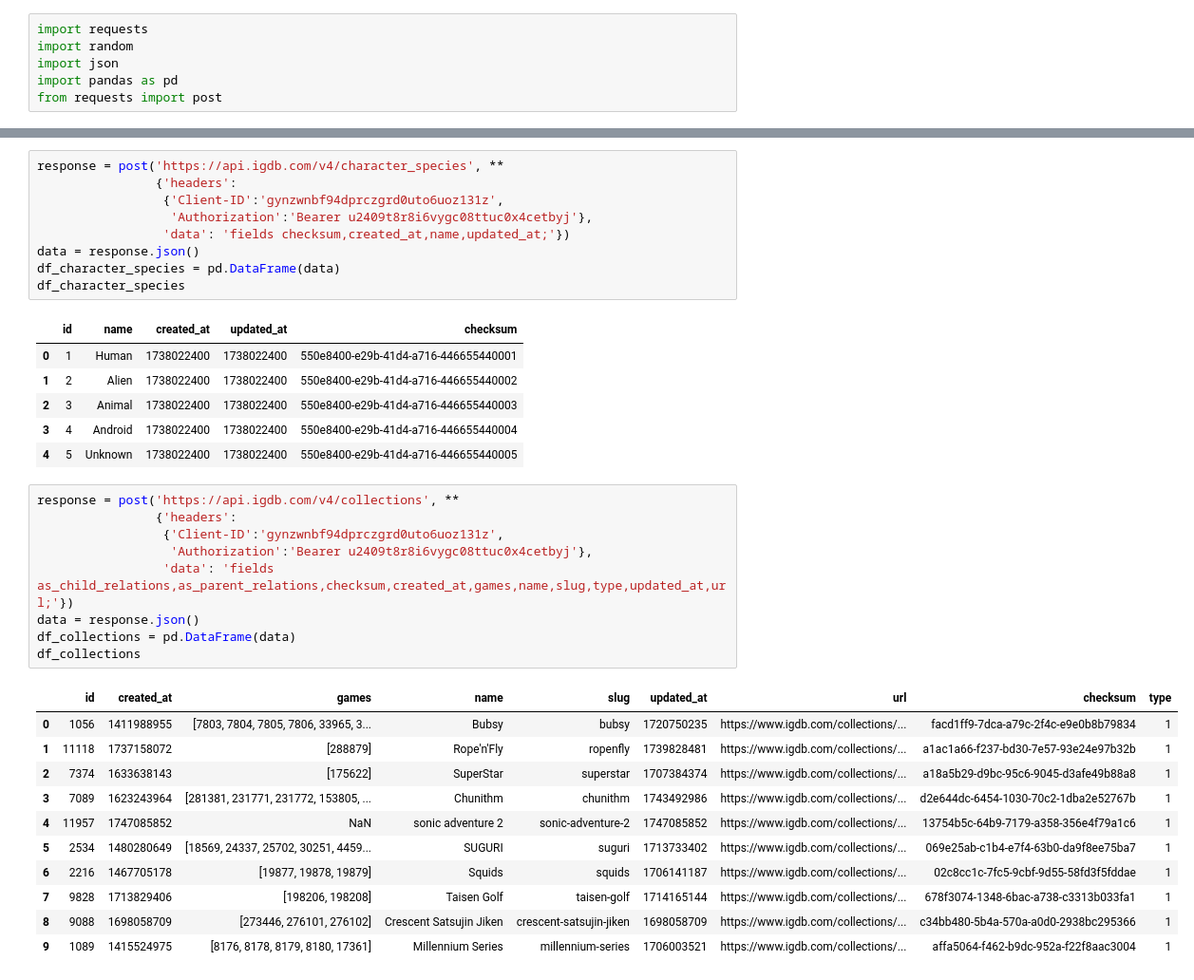
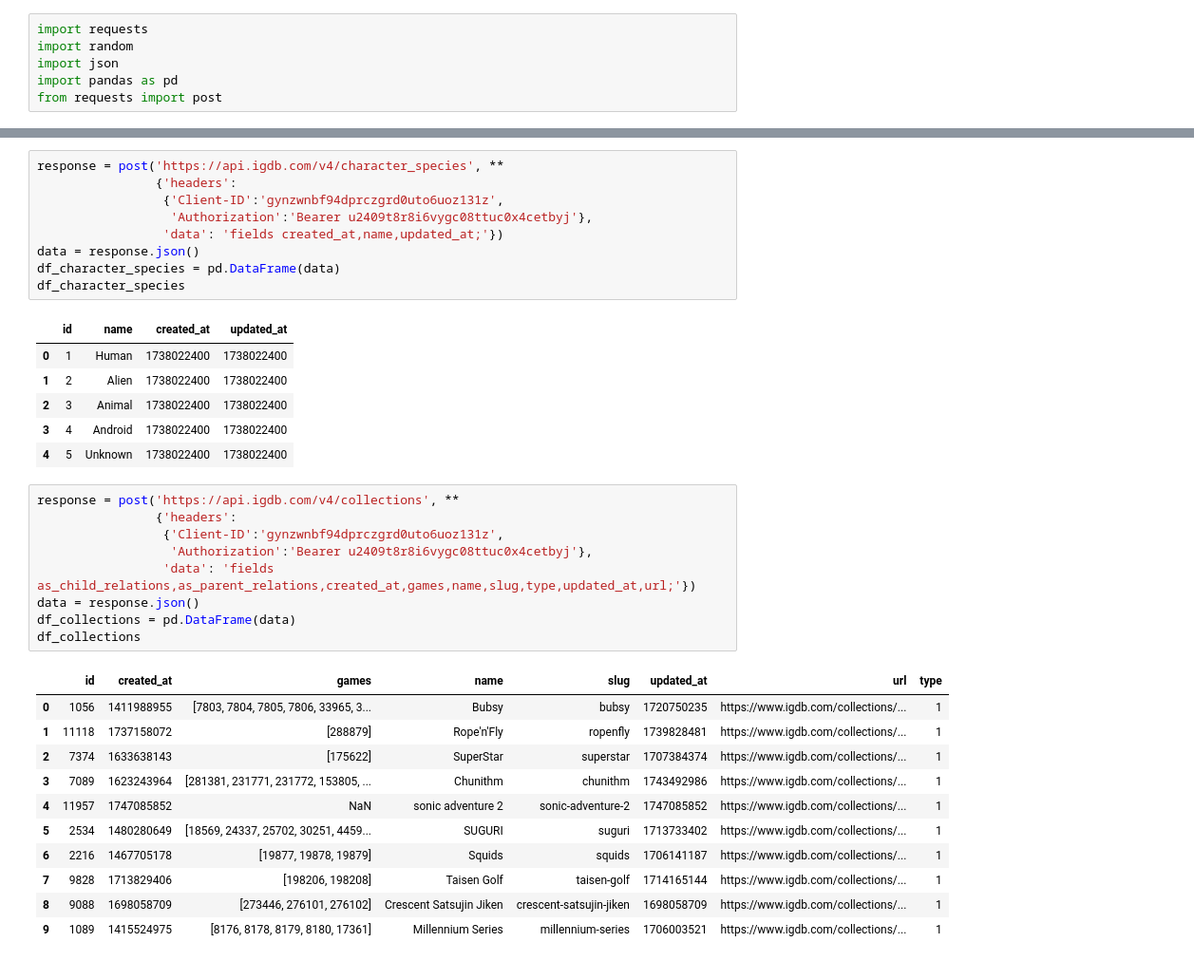
Before and after one commit to Ciclope988/TrabajoHackaboss, a Jupyter notebook: TrabajoGrupo.ipynb, the cells around one changed output, grey strips where cells are left out. Shown: that part at 95% size. Drawn from its saved outputs; the diff is of its cells as text.

```diff
--- a/TrabajoGrupo.ipynb
+++ b/TrabajoGrupo.ipynb
@@ -201,38 +192,38 @@ response = post('https://api.igdb.com/v4/character_species', **
                 {'headers':
                  {'Client-ID':'gynzwnbf94dprczgrd0uto6uoz131z',
                   'Authorization':'Bearer u2409t8r8i6vygc08ttuc0x4cetbyj'},
-                 'data': 'fields checksum,created_at,name,updated_at;'})
+                 'data': 'fields created_at,name,updated_at;'})
 data = response.json()
 df_character_species = pd.DataFrame(data)
 df_character_species
 # %% [output]
-|  | id | name | created_at | updated_at | checksum |
-| 0 | 1 | Human | 1738022400 | 1738022400 | 550e8400-e29b-41d4-a716-446655440001 |
-| 1 | 2 | Alien | 1738022400 | 1738022400 | 550e8400-e29b-41d4-a716-446655440002 |
-| 2 | 3 | Animal | 1738022400 | 1738022400 | 550e8400-e29b-41d4-a716-446655440003 |
-| 3 | 4 | Android | 1738022400 | 1738022400 | 550e8400-e29b-41d4-a716-446655440004 |
-| 4 | 5 | Unknown | 1738022400 | 1738022400 | 550e8400-e29b-41d4-a716-446655440005 |
+|  | id | name | created_at | updated_at |
+| 0 | 1 | Human | 1738022400 | 1738022400 |
+| 1 | 2 | Alien | 1738022400 | 1738022400 |
+| 2 | 3 | Animal | 1738022400 | 1738022400 |
+| 3 | 4 | Android | 1738022400 | 1738022400 |
+| 4 | 5 | Unknown | 1738022400 | 1738022400 |
 # %%
 response = post('https://api.igdb.com/v4/collections', **
                 {'headers':
                  {'Client-ID':'gynzwnbf94dprczgrd0uto6uoz131z',
                   'Authorization':'Bearer u2409t8r8i6vygc08ttuc0x4cetbyj'},
-                 'data': 'fields as_child_relations,as_parent_relations,checksum,created_at,games,name,slug,type,updated_at,url;'})
+                 'data': 'fields as_child_relations,as_parent_relations,created_at,games,name,slug,type,updated_at,url;'})
 data = response.json()
 df_collections = pd.DataFrame(data)
 df_collections
 # %% [output]
-|  | id | created_at | games | name | slug | updated_at | url | checksum | type |
-| 0 | 1056 | 1411988955 | [7803, 7804, 7805, 7806, 33965, 3... | Bubsy | bubsy | 1720750235 | https://www.igdb.com/collections/... | facd1ff9-7dca-a79c-2f4c-e9e0b8b79834 | 1 |
-| 1 | 11118 | 1737158072 | [288879] | Rope'n'Fly | ropenfly | 1739828481 | https://www.igdb.com/collections/... | a1ac1a66-f237-bd30-7e57-93e24e97b32b | 1 |
-| 2 | 7374 | 1633638143 | [175622] | SuperStar | superstar | 1707384374 | https://www.igdb.com/collections/... | a18a5b29-d9bc-95c6-9045-d3afe49b88a8 | 1 |
-| 3 | 7089 | 1623243964 | [281381, 231771, 231772, 153805, ... | Chunithm | chunithm | 1743492986 | https://www.igdb.com/collections/... | d2e644dc-6454-1030-70c2-1dba2e52767b | 1 |
-| 4 | 11957 | 1747085852 | NaN | sonic adventure 2 | sonic-adventure-2 | 1747085852 | https://www.igdb.com/collections/... | 13754b5c-64b9-7179-a358-356e4f79a1c6 | 1 |
-| 5 | 2534 | 1480280649 | [18569, 24337, 25702, 30251, 4459... | SUGURI | suguri | 1713733402 | https://www.igdb.com/collections/... | 069e25ab-c1b4-e7f4-63b0-da9f8ee75ba7 | 1 |
-| 6 | 2216 | 1467705178 | [19877, 19878, 19879] | Squids | squids | 1706141187 | https://www.igdb.com/collections/... | 02c8cc1c-7fc5-9cbf-9d55-58fd3f5fddae | 1 |
-| 7 | 9828 | 1713829406 | [198206, 198208] | Taisen Golf | taisen-golf | 1714165144 | https://www.igdb.com/collections/... | 678f3074-1348-6bac-a738-c3313b033fa1 | 1 |
-| 8 | 9088 | 1698058709 | [273446, 276101, 276102] | Crescent Satsujin Jiken | crescent-satsujin-jiken | 1698058709 | https://www.igdb.com/collections/... | c34bb480-5b4a-570a-a0d0-2938bc295366 | 1 |
-| 9 | 1089 | 1415524975 | [8176, 8178, 8179, 8180, 17361] | Millennium Series | millennium-series | 1706003521 | https://www.igdb.com/collections/... | affa5064-f462-b9dc-952a-f22f8aac3004 | 1 |
+|  | id | created_at | games | name | slug | updated_at | url | type |
+| 0 | 1056 | 1411988955 | [7803, 7804, 7805, 7806, 33965, 3... | Bubsy | bubsy | 1720750235 | https://www.igdb.com/collections/... | 1 |
+| 1 | 11118 | 1737158072 | [288879] | Rope'n'Fly | ropenfly | 1739828481 | https://www.igdb.com/collections/... | 1 |
+| 2 | 7374 | 1633638143 | [175622] | SuperStar | superstar | 1707384374 | https://www.igdb.com/collections/... | 1 |
+| 3 | 7089 | 1623243964 | [281381, 231771, 231772, 153805, ... | Chunithm | chunithm | 1743492986 | https://www.igdb.com/collections/... | 1 |
+| 4 | 11957 | 1747085852 | NaN | sonic adventure 2 | sonic-adventure-2 | 1747085852 | https://www.igdb.com/collections/... | 1 |
+| 5 | 2534 | 1480280649 | [18569, 24337, 25702, 30251, 4459... | SUGURI | suguri | 1713733402 | https://www.igdb.com/collections/... | 1 |
+| 6 | 2216 | 1467705178 | [19877, 19878, 19879] | Squids | squids | 1706141187 | https://www.igdb.com/collections/... | 1 |
+| 7 | 9828 | 1713829406 | [198206, 198208] | Taisen Golf | taisen-golf | 1714165144 | https://www.igdb.com/collections/... | 1 |
+| 8 | 9088 | 1698058709 | [273446, 276101, 276102] | Crescent Satsujin Jiken | crescent-satsujin-jiken | 1698058709 | https://www.igdb.com/collections/... | 1 |
+| 9 | 1089 | 1415524975 | [8176, 8178, 8179, 8180, 17361] | Millennium Series | millennium-series | 1706003521 | https://www.igdb.com/collections/... | 1 |
 # %%
 response = post('https://api.igdb.com/v4/collection_memberships', **
                 {'headers':
```
Also changed, not shown: parts of 52 cells of this notebook.
